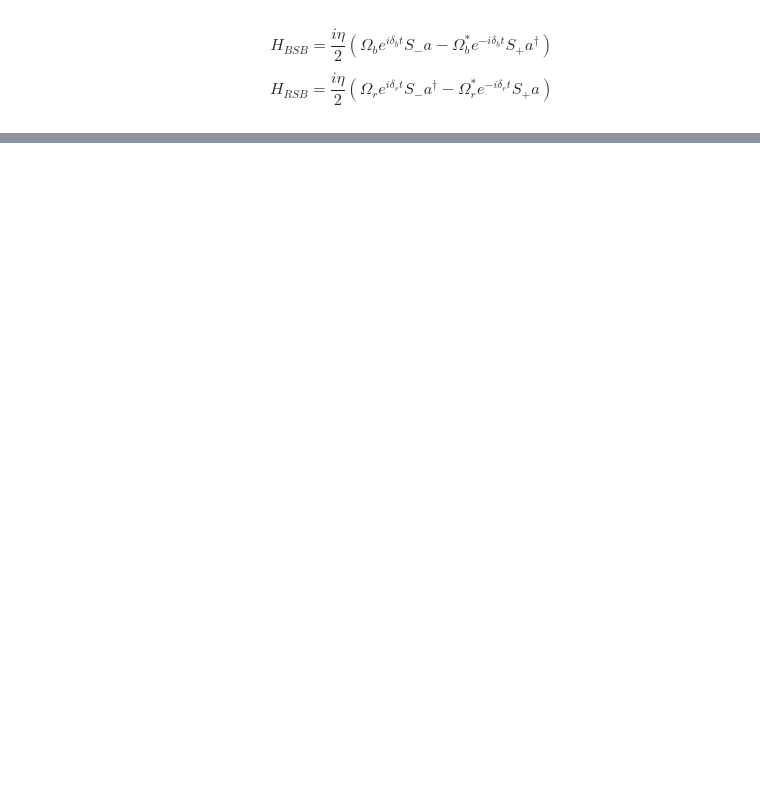
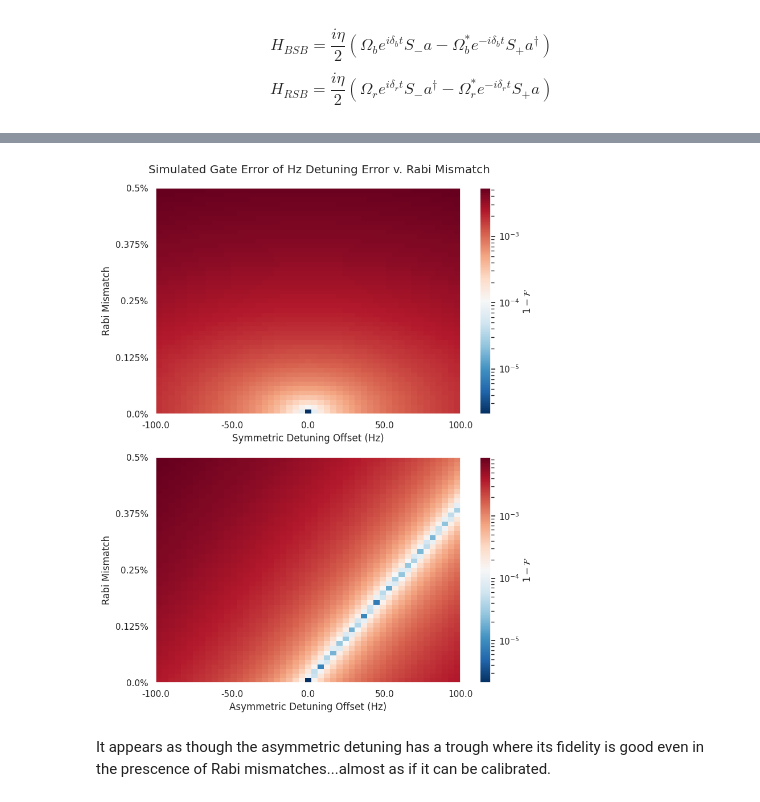
Before and after one commit to davisclarke/ms_gates, a Jupyter notebook: MS_Gates.ipynb, the cells around one changed output, grey strips where cells are left out. Drawn from its saved outputs; the diff is of its cells as text; code cells hidden in the pictures; blank space fills up the shorter version.

```diff
--- a/MS_Gates.ipynb
+++ b/MS_Gates.ipynb
@@ -156,0 +181,48 @@ plt.show()
+# %%
+from matplotlib.colors import LogNorm
+num_int=50
+max_ent=(1/np.sqrt(2))*(gg-1j*ee)
+detuning_offset=np.concatenate((np.linspace(-100, 0, int(num_int/2)),np.linspace(0, 100, int(num_int/2))[1:]), None)
+rabi_det=np.linspace(0, .005, int(num_int-1))
+x,y=np.meshgrid(detuning_offset, rabi_det)
+
+res_list_sym=np.empty((num_int-1,num_int-1))
+for j in range(num_int-1):
+    for k in range(num_int-1):
+        H=H_MS((1+rabi_det[k])*rabi_0,(1-rabi_det[k])*rabi_0, epsilon+detuning_offset[j], -epsilon-detuning_offset[j])
+        res=sesolve(H,gg, gate_time, e_ops=[]).states[-1] #Leaving expectation operator empty returns list of statevectors for times
+        res_list_sym[k][j]=fidelity(res*res.dag(), max_ent*max_ent.dag())
+fig=plt.figure(figsize=(8,10))
+plt.subplot(2,1,1)
+c=plt.pcolormesh(res_list_sym, cmap='RdBu_r', norm=LogNorm())
+plt.xlabel('Symmetric Detuning Offset (Hz)')
+plt.xticks(np.linspace(0, num_int-1, 5), labels=[f'{x:.4}' for x in np.linspace(-100, 100, 5)])
+plt.yticks(np.linspace(0, num_int-1, 5), labels=[f'{x}%' for x in np.linspace(0, .5, 5)])
+plt.ylabel('Rabi Mismatch')
+plt.colorbar(c, label=r'$1-\mathcal{F}$',)
+#plt.ylabel(r'$1-\mathcal{F}$')
+
+res_list_asym=np.empty((num_int-1,num_int-1))
+for j in range(num_int-1):
+    for k in range(num_int-1):
+        H=H_MS((1+rabi_det[k])*rabi_0,(1-rabi_det[k])*rabi_0, epsilon+detuning_offset[j], -epsilon+detuning_offset[j])
+        res=sesolve(H,gg, gate_time, e_ops=[]).states[-1] #Leaving expectation operator empty returns list of statevectors for times
+        res_list_asym[k][j]=fidelity(res*res.dag(), max_ent*max_ent.dag())
+
+plt.subplot(2,1,2)
+c=plt.pcolormesh(res_list_asym, cmap='RdBu_r', norm=LogNorm())
+plt.xlabel('Asymmetric Detuning Offset (Hz)')
+plt.ylabel('Rabi Mismatch')
+plt.xticks(np.linspace(0, num_int-1, 5), labels=[f'{x:.4}' for x in np.linspace(-100, 100, 5)])
+plt.yticks(np.linspace(0, num_int-1, 5), labels=[f'{x}%' for x in np.linspace(0, .5, 5)])
+plt.colorbar(c, label=r'$1-\mathcal{F}$',)
+
+
+#plt.ylabel(r'$1-\mathcal{F}$')
+plt.suptitle('Simulated Gate Error of Hz Detuning Error v. Rabi Mismatch')
+plt.tight_layout()
+plt.show()
+# %% [output]
+[figure, added]
+# %% [markdown]
+It appears as though the asymmetric detuning has a trough where its fidelity is good even in the prescence of Rabi mismatches...almost as if it can be calibrated.
```
Also changed, not shown: parts of 11 cells of this notebook.
